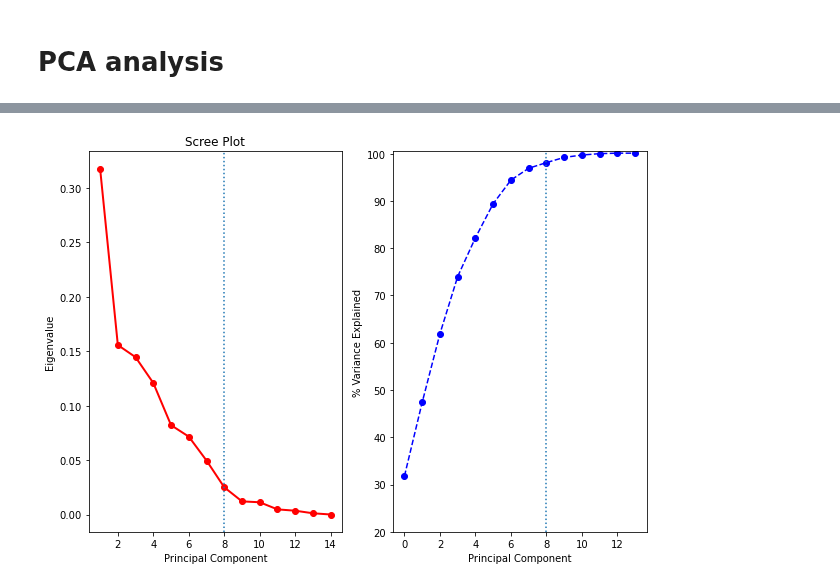
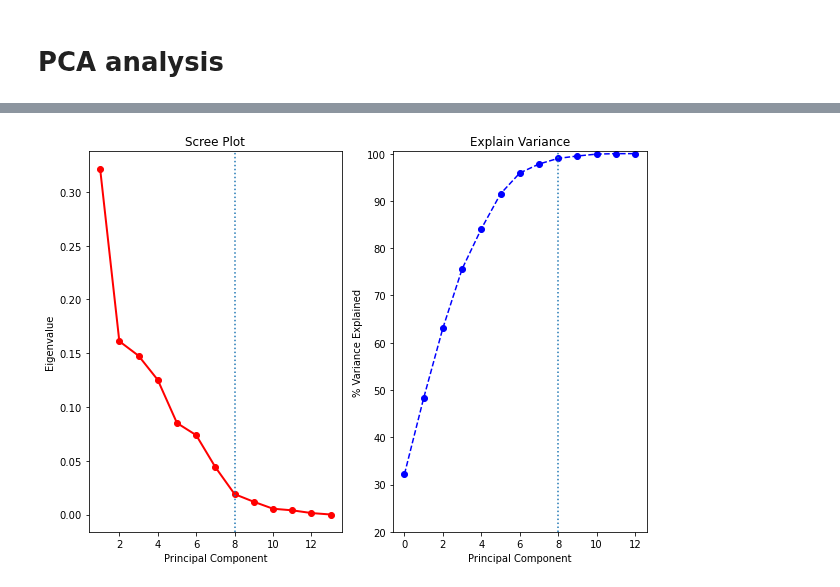
Before and after one commit to SB91ko/ChaoprayaRiver_WaterLV_prediction, a Jupyter notebook: Useful_PCA.ipynb, the cells around one changed output, grey strips where cells are left out. Saved outputs shown, nothing was run; the diff lists cells and outputs as text; code cells hidden in the pictures.

```diff
--- a/Useful_PCA.ipynb
+++ b/Useful_PCA.ipynb
@@ -46,7 +46,8 @@ sns.heatmap(data.corr(), annot = True, vmin=-1, vmax=1, center= 0,mask=mask)
 # %% [markdown]
 # PCA analysis
 # %%
-x = scale(data)
-covar_matrix = PCA(n_components = data.shape[1])
+x = data.drop([target],axis=1)
+x = scale(x)
+covar_matrix = PCA(n_components = x.shape[1])
 covar_matrix.fit(x.T)
 # %% [output]
@@ -65,25 +102,28 @@ finalDf.set_index(0).to_csv('MAR/pca_hour.csv')
 # %%
 fig,ax = plt.subplots(1,2, figsize=(10,7))
 ##########################################
 PC_values = np.arange(covar_matrix.n_components_) + 1
 ax[0].plot(PC_values, covar_matrix.explained_variance_ratio_, 'ro-', linewidth=2)
 ax[0].set_title('Scree Plot')
 ax[0].set_xlabel('Principal Component')
 ax[0].set_ylabel('Eigenvalue')
-ax[0].axvline(8,linestyle=':')
+
 
 ########################################
 variance = covar_matrix.explained_variance_ratio_
 var=np.cumsum(np.round(covar_matrix.explained_variance_ratio_, decimals=3)*100)
 ax[1].set_ylabel('% Variance Explained')
 ax[1].set_xlabel('Principal Component')
-# ax[1].set_title('PCA Analysis')
+ax[1].set_title('Explain Variance')
 ax[1].set_ylim(20,100.5)
 ax[1].plot(var,'--bo')
+
+#####################################
+ax[0].axvline(8,linestyle=':')
 ax[1].axvline(8,linestyle=':')
-plt.savefig('MAR/PCA_analysis.png', dpi=300, bbox_inches='tight')
+plt.savefig('MAR/PCA_analysis_excludeTarget.png', dpi=300, bbox_inches='tight')
 # %% [output]
-[figure, old version]
+[figure, new version]
 # %%
 # pca = PCA(n_components = 8 )
 
```
Also changed, not shown: parts of 4 cells of this notebook, 3 other files.
